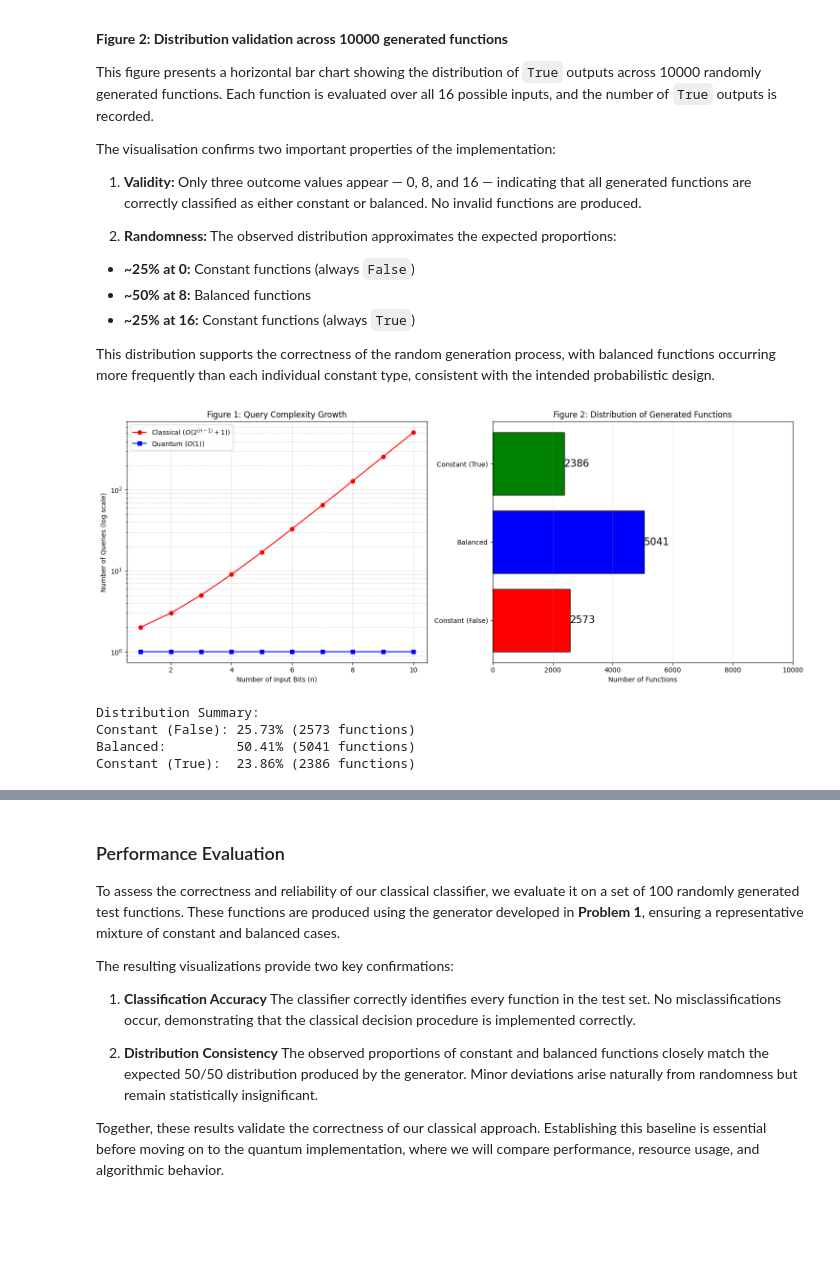
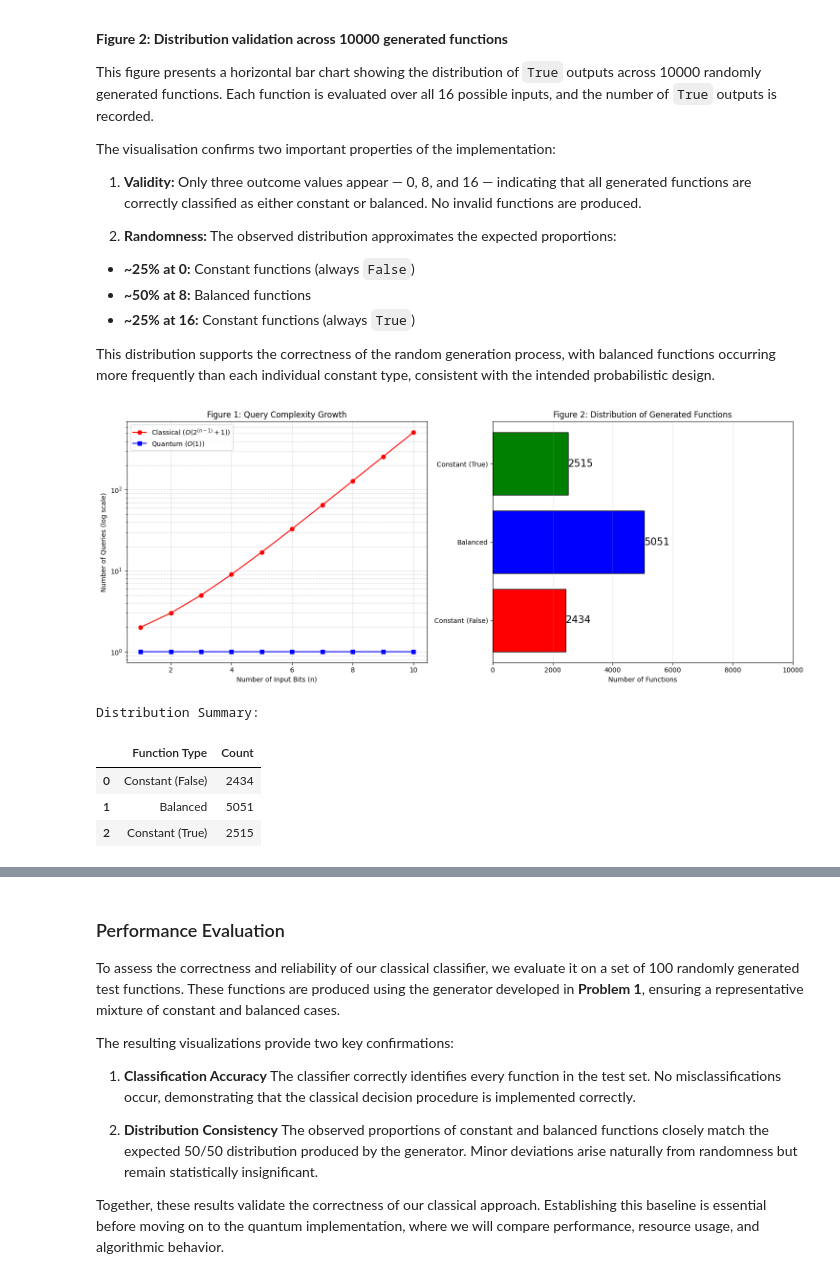
Before and after one commit to tomaspettit2506/ET-G00419414, a Jupyter notebook: problems.ipynb, the cells around one changed output, grey strips where cells are left out. Saved outputs shown, nothing was run; the diff lists cells and outputs as text; code cells hidden in the pictures; blank space fills up the shorter version.

```diff
--- a/problems.ipynb
+++ b/problems.ipynb
@@ -254,20 +255,26 @@ ax2.set_title('Figure 2: Distribution of Generated Functions')
 ax2.grid(True, alpha=0.3, axis='x')
 
 plt.tight_layout()
-plt.savefig('img/function_distribution.png')  # Save the figure as a PNG file, Website: https://matplotlib.org/stable/api/_as_gen/matplotlib.pyplot.savefig.html
 plt.show()
-
-# Print statistical summary
-print(f"\nDistribution Summary:")
-print(f"Constant (False): {counts_at_0/num_functions*100:.2f}% ({counts_at_0} functions)")
-print(f"Balanced:         {counts_at_8/num_functions*100:.2f}% ({counts_at_8} functions)")
-print(f"Constant (True):  {counts_at_16/num_functions*100:.2f}% ({counts_at_16} functions)")
 # %% [output]
-[figure, old version]
+[figure, new version]
-Distribution Summary:
-Constant (False): 25.73% (2573 functions)
-Balanced:         50.41% (5041 functions)
-Constant (True):  23.86% (2386 functions)
+# %%
+# Print statistical summary
+distribution_summary = {
+				'Constant (False)': counts_at_0,
+				'Balanced': counts_at_8,
+				'Constant (True)': counts_at_16
+}
+
+dsdf =	pd.DataFrame(list(distribution_summary.items()), columns=['Function Type', 'Count'])
+print(f"\nDistribution Summary:")
+dsdf
+# %% [output]
+Distribution Summary:
+|  | Function Type | Count |
+| 0 | Constant (False) | 2434 |
+| 1 | Balanced | 5051 |
+| 2 | Constant (True) | 2515 |
 # %% [markdown]
 ---
 ### Problem 1: References
```
Also changed, not shown: parts of 30 cells of this notebook.
